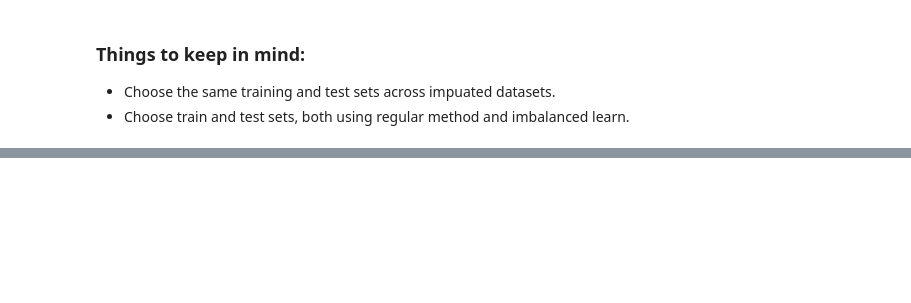
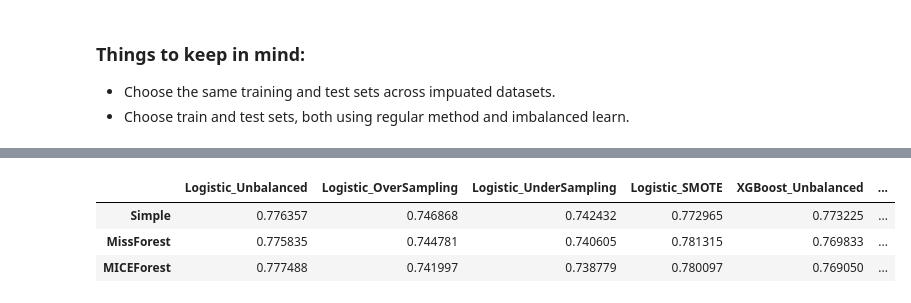
Before and after one commit to SouravSinhas/Job-Change-of-Data-Scientists, a Jupyter notebook: notebooks/DataScientist_Job_Change_Prediction.ipynb, the cells around one changed output, grey strips where cells are left out. Saved outputs shown, nothing was run; the diff lists cells and outputs as text; code cells hidden in the pictures; blank space fills up the shorter version.

```diff
--- a/notebooks/DataScientist_Job_Change_Prediction.ipynb
+++ b/notebooks/DataScientist_Job_Change_Prediction.ipynb
@@ -624,0 +847,11 @@ plt.show()
+# %%
+alldict = copy.deepcopy(testmetrics)
+
+frame = pd.DataFrame(alldict['accuracy']).iloc[[0,1,5],:]
+frame.index = ['Simple','MissForest','MICEForest']
+frame
+# %% [output]
+|  | Logistic_Unbalanced | Logistic_OverSampling | Logistic_UnderSampling | Logistic_SMOTE | XGBoost_Unbalanced | ... |
+| Simple | 0.776357 | 0.746868 | 0.742432 | 0.772965 | 0.773225 | ... |
+| MissForest | 0.775835 | 0.744781 | 0.740605 | 0.781315 | 0.769833 | ... |
+| MICEForest | 0.777488 | 0.741997 | 0.738779 | 0.780097 | 0.769050 | ... |
```
Also changed, not shown: parts of 18 cells of this notebook, 15 other files.
